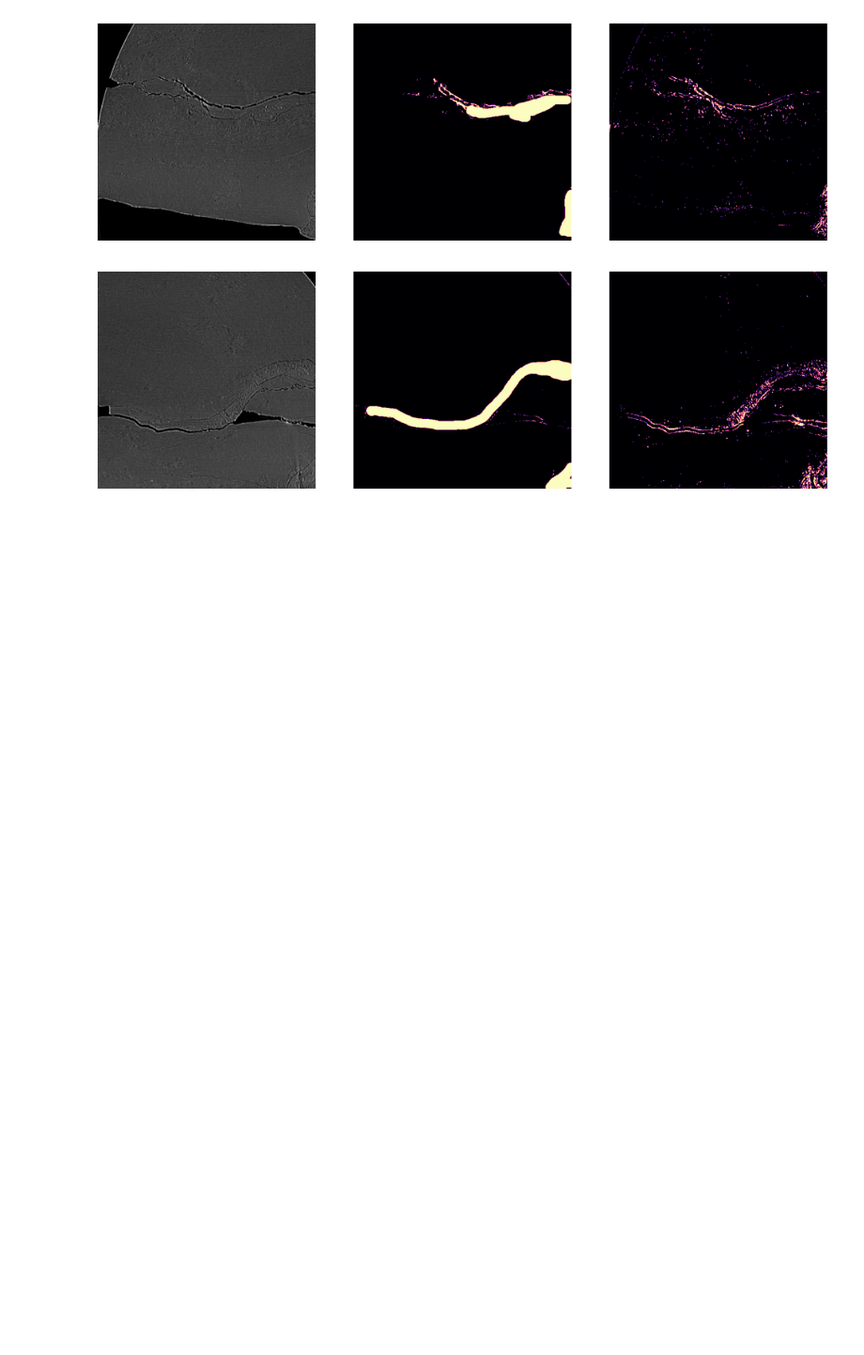
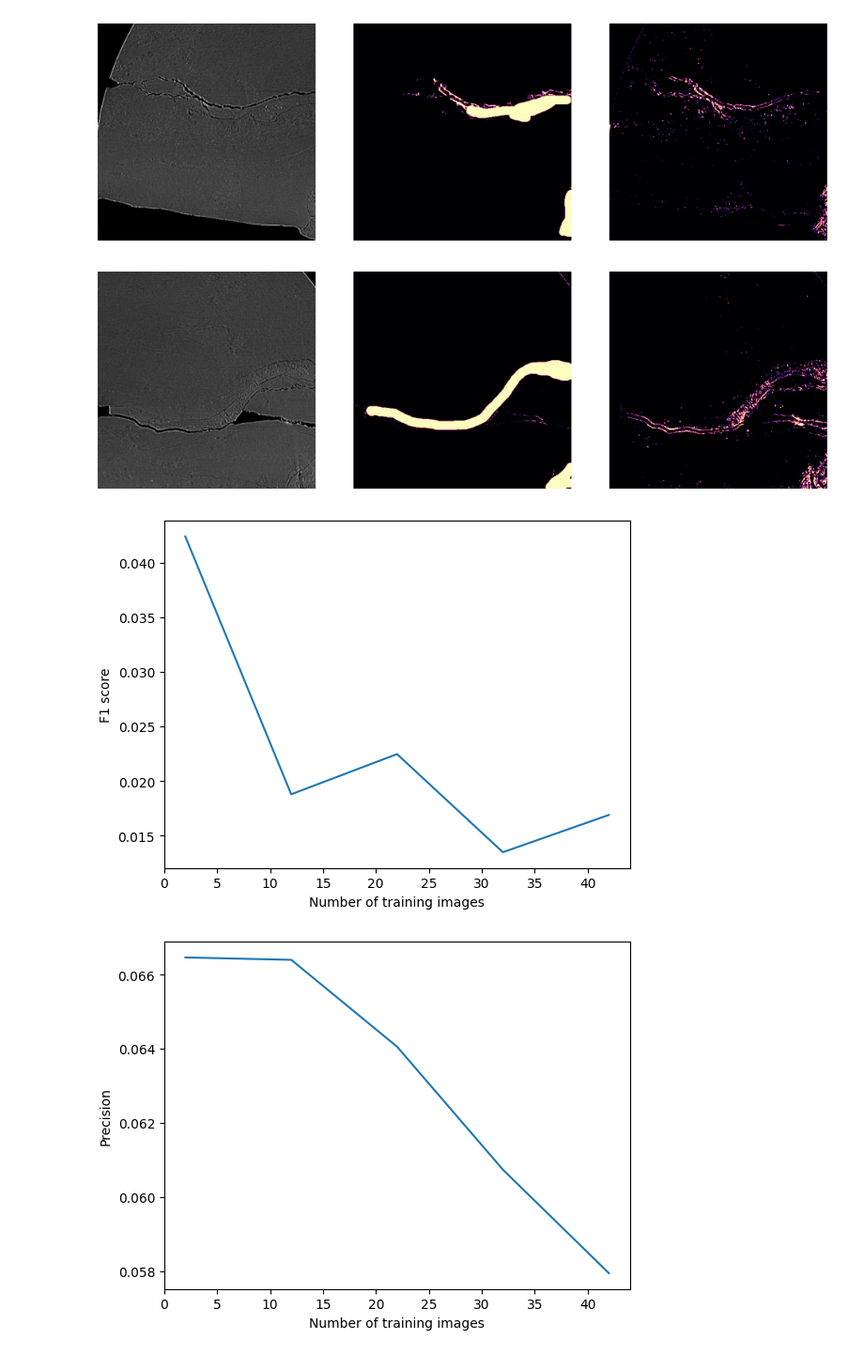
Before and after one commit to j6k4m8/ml4paleo, a Jupyter notebook: webapp/debug-rf.ipynb, the cells around one changed output. Shown at 94% size. Drawn from its saved outputs; the diff is of its cells as text; code cells hidden in the pictures; blank space fills up the shorter version.

Commit message:
Add perf plots

```diff
--- a/webapp/debug-rf.ipynb
+++ b/webapp/debug-rf.ipynb
@@ -20,13 +20,13 @@ segs_fn = sorted(path_to_training.glob(CONFIG.training_seg_prefix + "*"))
 Xs = [
     # Get greyscale images
     np.array(Image.open(fn).convert("L"))
-    for fn in imgs_fn[-5:]
+    for fn in imgs_fn
 ]
 
 Ys = [
     # Get just the red channel
     np.array(Image.open(fn).convert("RGB"))[:,:,0]
-    for fn in segs_fn[-5:]
+    for fn in segs_fn
 ]
 # %%
 feature_fn = partial(
@@ -63,3 +63,16 @@ plt.show()
 model.segment(np.expand_dims(Xs[0], axis=-1)).max()
 # %% [output]
 255
+# %%
+def get_performance(X, Y):
+    Y_pred = model.segment(X)
+    # Get the number of bone pixels
+    n_bone = (Y == 255).sum()
+    # compute f1:
+    tp = ((Y == 255) & (Y_pred == 255)).sum()
+    fp = ((Y == 0) & (Y_pred == 255)).sum()
+    fn = ((Y == 255) & (Y_pred == 0)).sum()
+    precision = tp / (tp + fp)
+    recall = tp / (tp + fn)
+    f1 = 2 * (precision * recall) / (precision + recall)
+    return f1, precision, recall, n_bone
@@ -88,3 +105,32 @@ for i in range(5):
 [figure]
 [figure]
 [figure]
+# %%
+import tqdm
+# Get accuracy as training data is added
+perfs = []
+for i in tqdm.tqdm(range(2, len(Xs), 10)):
+    # train a model
+    model = RandomForest3DSegmenter()
+    model.fit(X[:i], Y[:i])
+
+    # get accuracy
+    perfs.append(get_performance(np.expand_dims(X[-1], axis=-1), Y[-1]))
+# %%
+plt.plot(range(2, len(Xs), 10), [p[0] for p in perfs])
+plt.xlabel("Number of training images")
+plt.ylabel("F1 score")
+plt.show()
+
+plt.plot(range(2, len(Xs), 10), [p[1] for p in perfs])
+plt.xlabel("Number of training images")
+plt.ylabel("Precision")
+plt.show()
+
+plt.plot(range(2, len(Xs), 10), [p[2] for p in perfs])
+plt.xlabel("Number of training images")
+plt.ylabel("Recall")
+plt.show()
+# %% [output]
+[figure, added]
+[figure, added]
```
Also changed, not shown: parts of 2 cells of this notebook.
